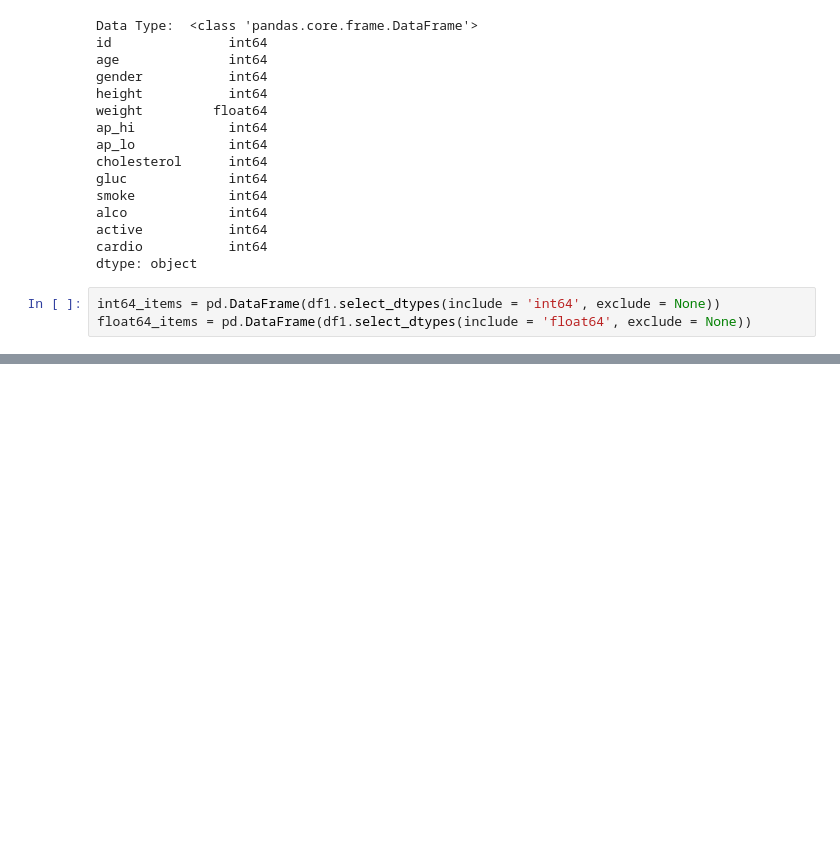
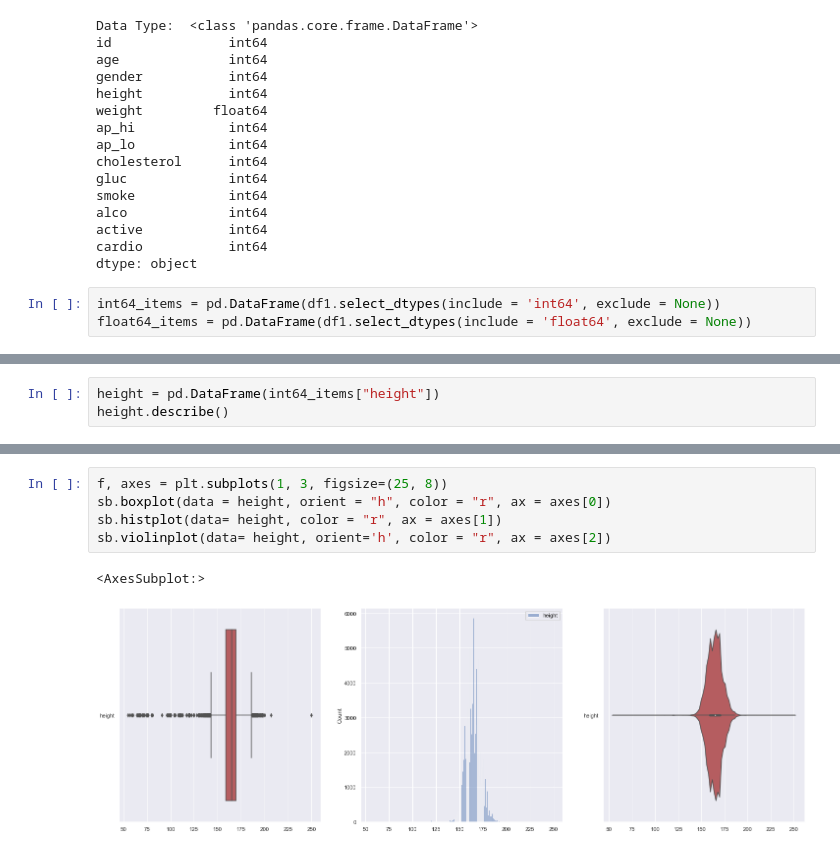
Before and after one commit to sidd0131/IE0005-Mini-Project, a Jupyter notebook: Mini Proj.ipynb, the cells around one changed output, grey strips where cells are left out. Saved outputs shown, nothing was run; the diff lists cells and outputs as text; blank space fills up the shorter version.

```diff
--- a/Mini Proj.ipynb
+++ b/Mini Proj.ipynb
@@ -105,0 +150,3 @@ sb.boxplot(data = Age, orient = "h");
+# %%
+height = pd.DataFrame(int64_items["height"])
+height.describe()
@@ -105,0 +163,8 @@ sb.boxplot(data = Age, orient = "h");
+# %%
+f, axes = plt.subplots(1, 3, figsize=(25, 8))
+sb.boxplot(data = height, orient = "h", color = "r", ax = axes[0])
+sb.histplot(data= height, color = "r", ax = axes[1])
+sb.violinplot(data= height, orient='h', color = "r", ax = axes[2])
+# %% [output]
+<AxesSubplot:>
+[figure, added]
```
Also changed, not shown: parts of 34 cells of this notebook.
